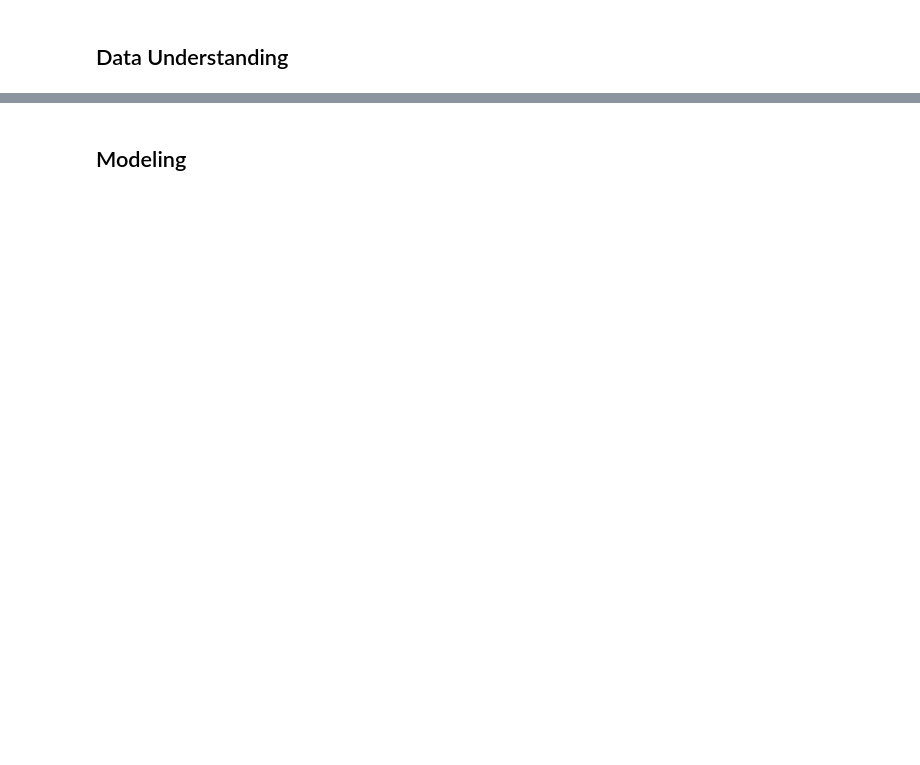
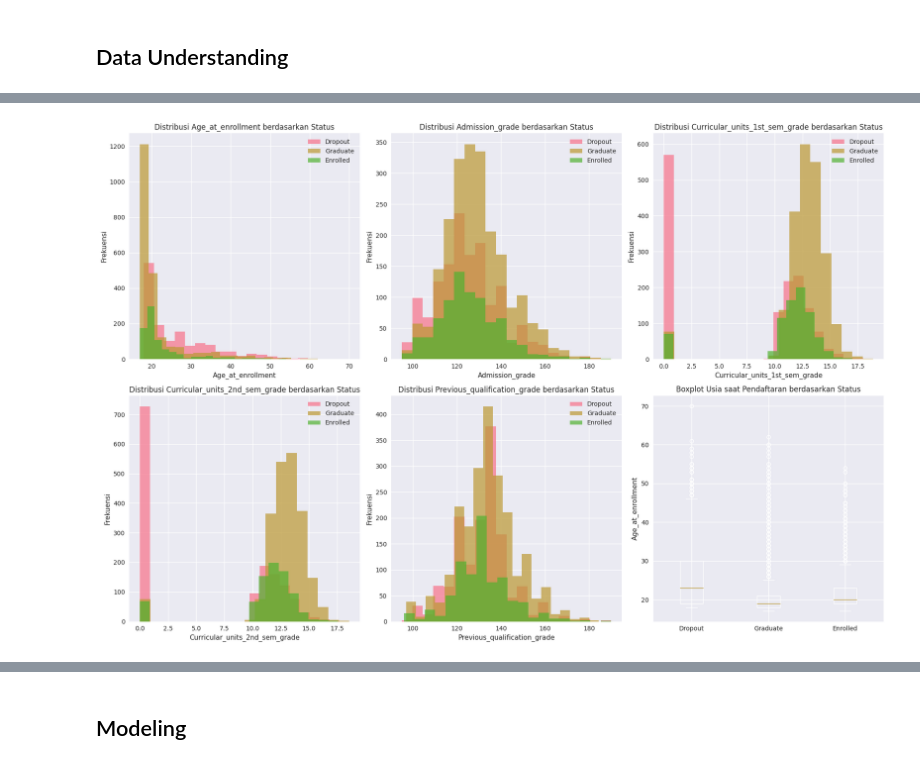
Before and after one commit to f2rra/bpds-dropout, a Jupyter notebook: notebook.ipynb, the cells around one changed output, grey strips where cells are left out. Cells and saved outputs as stored; diff of their text form; code cells hidden in the pictures; blank space fills up the shorter version.

```diff
--- a/notebook.ipynb
+++ b/notebook.ipynb
@@ -61,0 +188,28 @@ memory usage: 1.2+ MB
+# %%
+# Visualisasi distribusi beberapa fitur penting
+important_features = ['Age_at_enrollment', 'Admission_grade', 'Curricular_units_1st_sem_grade',
+                     'Curricular_units_2nd_sem_grade', 'Previous_qualification_grade']
+
+fig, axes = plt.subplots(2, 3, figsize=(18, 12))
+axes = axes.ravel()
+
+for i, feature in enumerate(important_features):
+    if feature in df.columns:
+        for status in df['Status'].unique():
+            data = df[df['Status'] == status][feature]
+            axes[i].hist(data, alpha=0.7, label=status, bins=20)
+        axes[i].set_title(f'Distribusi {feature} berdasarkan Status')
+        axes[i].set_xlabel(feature)
+        axes[i].set_ylabel('Frekuensi')
+        axes[i].legend()
+
+# Tambahkan plot distribusi usia
+axes[5].boxplot([df[df['Status'] == status]['Age_at_enrollment'] for status in df['Status'].unique()],
+                labels=df['Status'].unique())
+axes[5].set_title('Boxplot Usia saat Pendaftaran berdasarkan Status')
+axes[5].set_ylabel('Age_at_enrollment')
+
+plt.tight_layout()
+plt.show()
+# %% [output]
+[figure, added]
```
Also changed, not shown: parts of 46 cells of this notebook, 5 other files.
